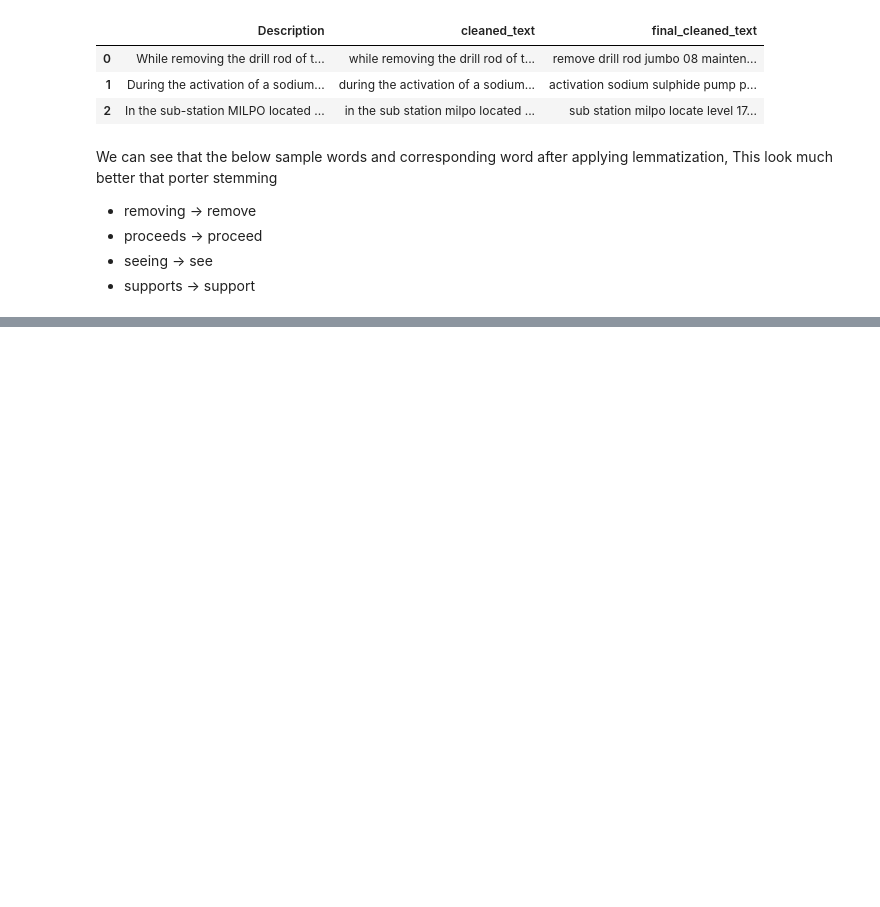
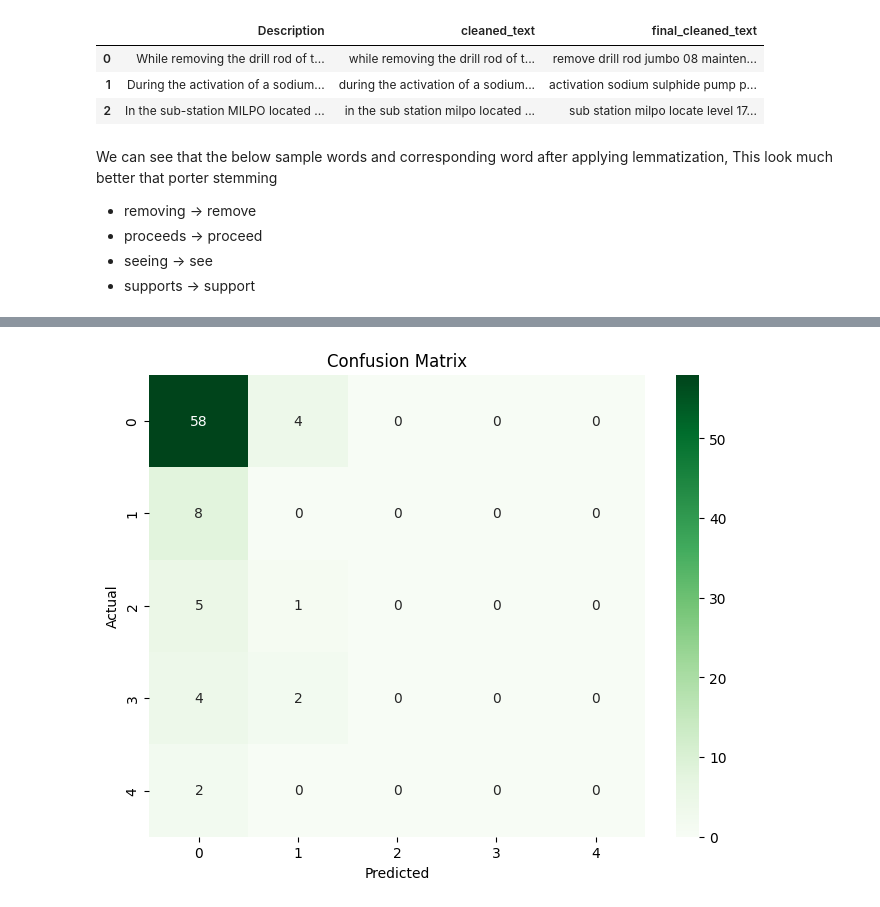
Before and after one commit to ABHINAVRISHI1983/nlp-chat-bot, a Jupyter notebook: NLPChatbot.ipynb, the cells around one changed output, grey strips where cells are left out. Saved outputs shown, nothing was run; the diff lists cells and outputs as text; code cells hidden in the pictures; blank space fills up the shorter version.

```diff
--- a/NLPChatbot.ipynb
+++ b/NLPChatbot.ipynb
@@ -284,0 +477,21 @@ We can see that the below sample words and corresponding word after applying lem
+# %%
+# train XG Boost classifier on TF-IDF
+
+# Create and fit label encoder
+le = LabelEncoder()
+y_train_encoded = le.fit_transform(y_train)
+y_test_encoded = le.transform(y_test)
+
+# Train XGBoost with encoded labels
+xgb_classifier = xgb.XGBClassifier(use_label_encoder=False, eval_metric='mlogloss')
+xgb_classifier.fit(X_train, y_train_encoded)
+
+# Make predictions and decode them back to original labels
+y_pred_encoded = xgb_classifier.predict(X_test)
+y_pred = le.inverse_transform(y_pred_encoded)
+
+XGboost_TFIDF_accuracy=accuracy_score(y_test, y_pred)
+# Print metrics
+print("Confusion Matrix:\n", confusion_matrix(y_test, y_pred))
+print("\nClassification Report:\n", classification_report(y_test, y_pred,zero_division=0))
+print("\nAccuracy Score:", XGboost_TFIDF_accuracy)
@@ -284,0 +519,10 @@ We can see that the below sample words and corresponding word after applying lem
+# %%
+# print confusion matrix using seaborn heatmap
+plt.figure(figsize=(8,6))
+sns.heatmap(confusion_matrix(y_test, y_pred), annot=True, fmt='d', cmap='Greens')
+plt.xlabel('Predicted')
+plt.ylabel('Actual')
+plt.title('Confusion Matrix')
+plt.show()
+# %% [output]
+[figure, added]
```
Also changed, not shown: parts of 20 cells of this notebook.
